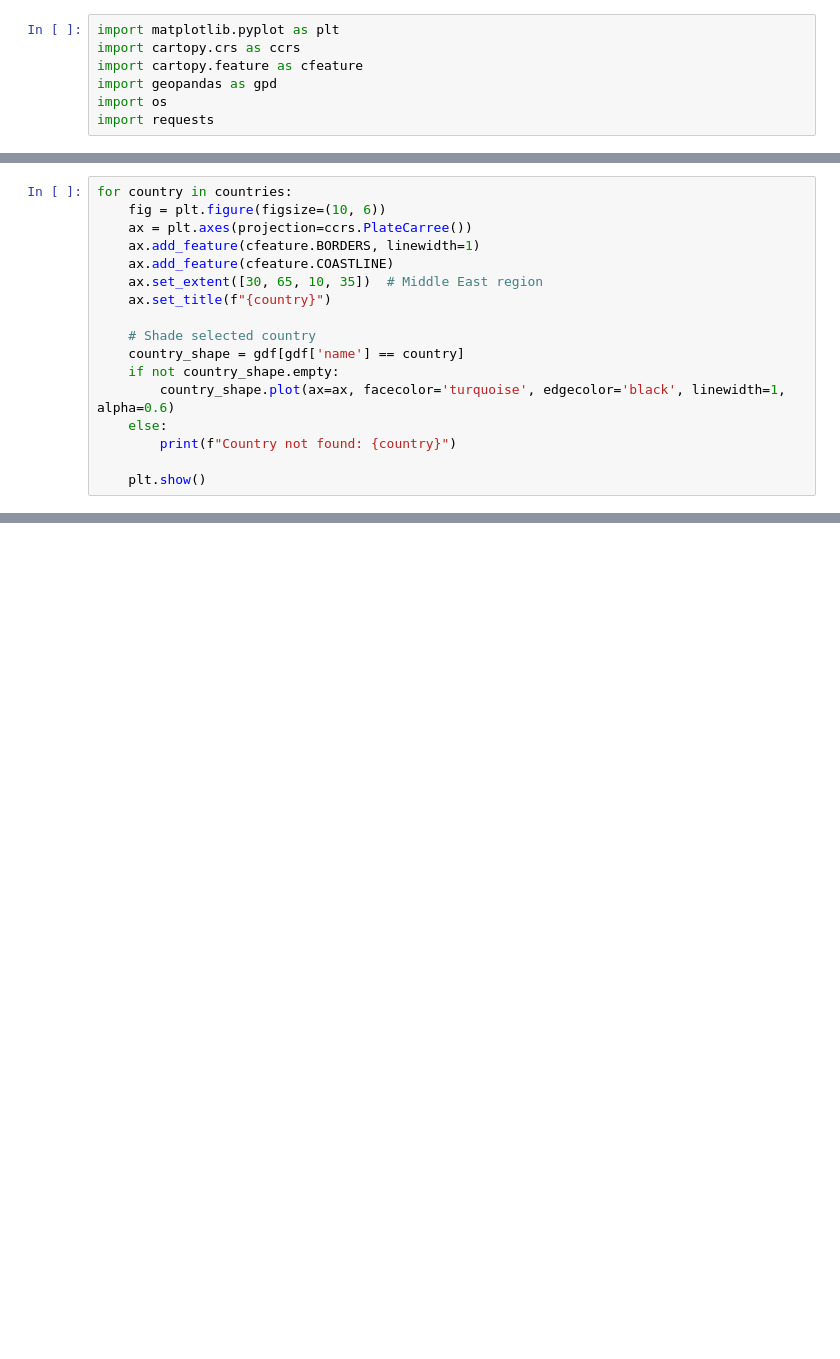
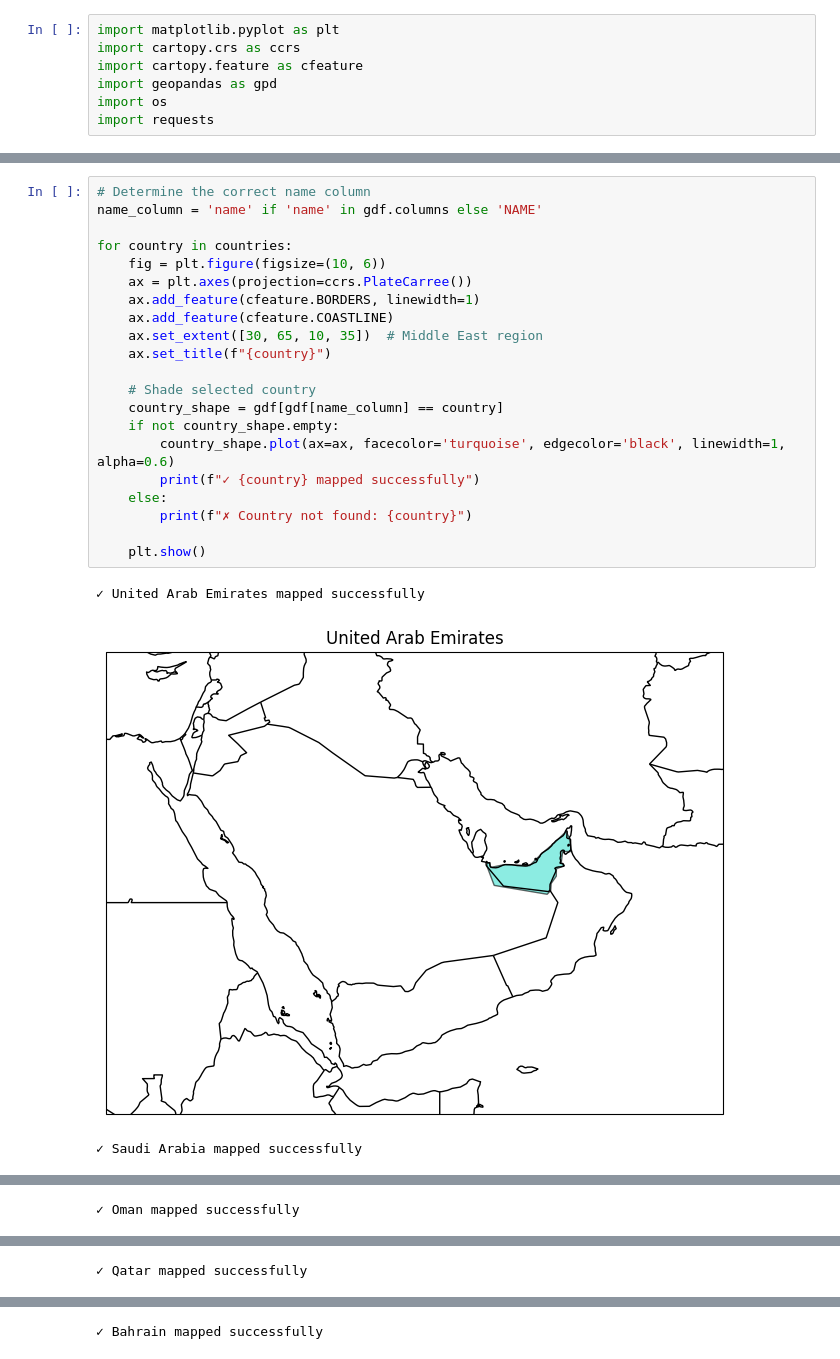
Before and after one commit to pmuscat41/Rouse-MENA_INFO, a Jupyter notebook: map.ipynb, the cells around one changed output, grey strips where cells are left out. Cells and saved outputs as stored; diff of their text form; blank space fills up the shorter version.

```diff
--- a/map.ipynb
+++ b/map.ipynb
@@ -26,17 +125,25 @@ gdf = gpd.read_file(geojson_path)
 # %%
+# Determine the correct name column
+name_column = 'name' if 'name' in gdf.columns else 'NAME'
+
 for country in countries:
     fig = plt.figure(figsize=(10, 6))
     ax = plt.axes(projection=ccrs.PlateCarree())
     ax.add_feature(cfeature.BORDERS, linewidth=1)
     ax.add_feature(cfeature.COASTLINE)
     ax.set_extent([30, 65, 10, 35])  # Middle East region
     ax.set_title(f"{country}")
 
     # Shade selected country
-    country_shape = gdf[gdf['name'] == country]
+    country_shape = gdf[gdf[name_column] == country]
     if not country_shape.empty:
         country_shape.plot(ax=ax, facecolor='turquoise', edgecolor='black', linewidth=1, alpha=0.6)
+        print(f"✓ {country} mapped successfully")
     else:
-        print(f"Country not found: {country}")
+        print(f"✗ Country not found: {country}")
 
     plt.show()
+# %% [output]
+✓ United Arab Emirates mapped successfully
+[figure, added]
+✓ Saudi Arabia mapped successfully
@@ -42,0 +151 @@ for country in countries:
+✓ Oman mapped successfully
@@ -42,0 +153 @@ for country in countries:
+✓ Qatar mapped successfully
@@ -42,0 +155 @@ for country in countries:
+✓ Bahrain mapped successfully
```
Also changed, not shown: parts of 3 cells of this notebook, 4 other files.
